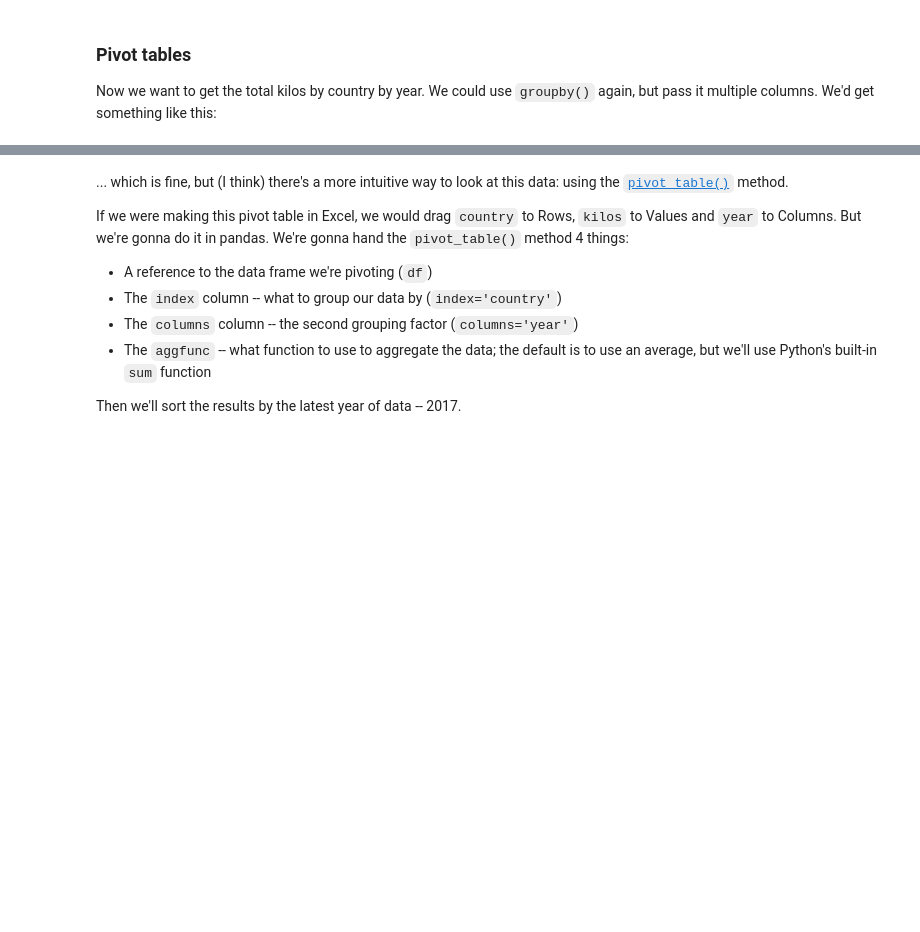
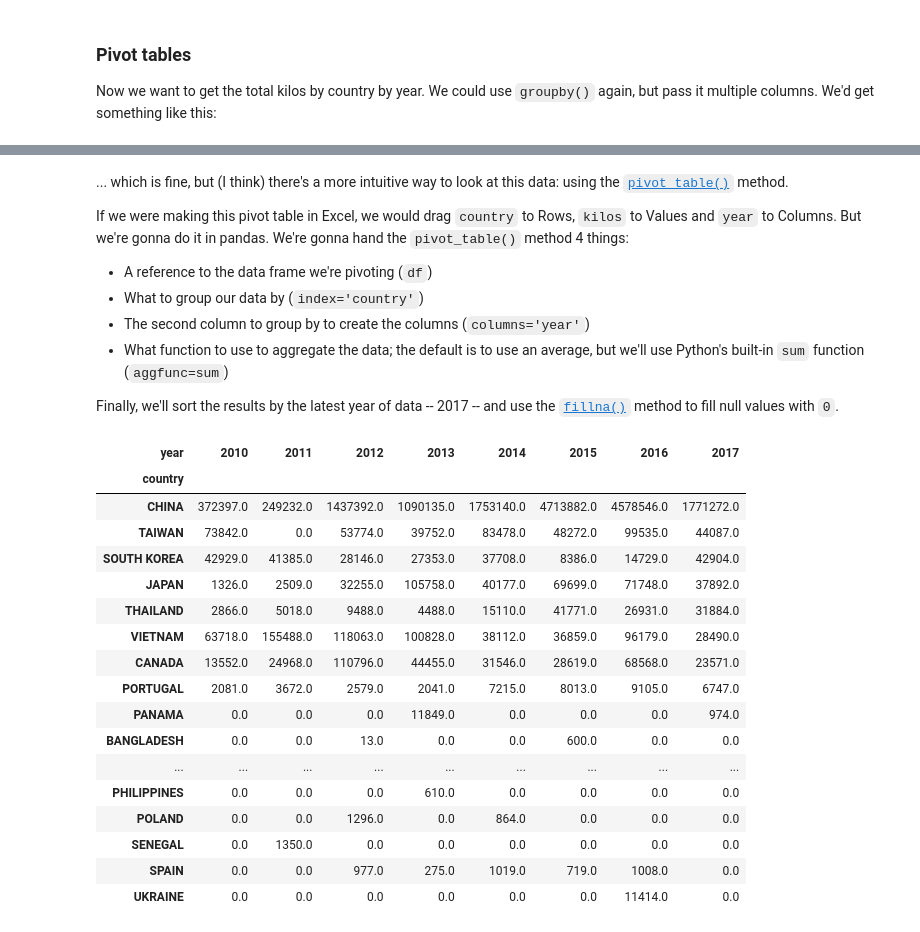
Before and after one commit to danforked/djnf-coding, a Jupyter notebook: 2018/reference/Grouping data in pandas.ipynb, the cells around one changed output, grey strips where cells are left out. Cells and saved outputs as stored; diff of their text form; code cells hidden in the pictures; blank space fills up the shorter version.

```diff
--- a/2018/reference/Grouping data in pandas.ipynb
+++ b/2018/reference/Grouping data in pandas.ipynb
@@ -57,10 +116,33 @@ df[['country', 'year', 'kilos']].groupby(['country', 'year']).sum()
 
 If we were making this pivot table in Excel, we would drag `country` to Rows, `kilos` to Values and `year` to Columns. But we're gonna do it in pandas. We're gonna hand the `pivot_table()` method 4 things:
 - A reference to the data frame we're pivoting (`df`)
-- The `index` column -- what to group our data by (`index='country'`)
-- The `columns` column -- the second grouping factor (`columns='year'`)
-- The `aggfunc` -- what function to use to aggregate the data; the default is to use an average, but we'll use Python's built-in `sum` function
+- What to group our data by (`index='country'`)
+- The second column to group by to create the columns (`columns='year'`)
+- What function to use to aggregate the data; the default is to use an average, but we'll use Python's built-in `sum` function (`aggfunc=sum`)
 
-Then we'll sort the results by the latest year of data -- 2017.
+Finally, we'll sort the results by the latest year of data -- 2017 -- and use the [`fillna()`](https://pandas.pydata.org/pandas-docs/stable/generated/pandas.DataFrame.fillna.html) method to fill null values with `0`.
 # %%
-pd.pivot_table(df, index='country', columns='year', values='kilos', aggfunc=sum).sort_values(2017, ascending=False)
+pd.pivot_table(df,
+               index='country',
+               columns='year',
+               values='kilos',
+               aggfunc=sum).sort_values(2017, ascending=False).fillna(0)
+# %% [output]
+| year | 2010 | 2011 | 2012 | 2013 | 2014 | 2015 | 2016 | 2017 |
+| country |  |  |  |  |  |  |  |  |
+| CHINA | 372397.0 | 249232.0 | 1437392.0 | 1090135.0 | 1753140.0 | 4713882.0 | 4578546.0 | 1771272.0 |
+| TAIWAN | 73842.0 | 0.0 | 53774.0 | 39752.0 | 83478.0 | 48272.0 | 99535.0 | 44087.0 |
+| SOUTH KOREA | 42929.0 | 41385.0 | 28146.0 | 27353.0 | 37708.0 | 8386.0 | 14729.0 | 42904.0 |
+| JAPAN | 1326.0 | 2509.0 | 32255.0 | 105758.0 | 40177.0 | 69699.0 | 71748.0 | 37892.0 |
+| THAILAND | 2866.0 | 5018.0 | 9488.0 | 4488.0 | 15110.0 | 41771.0 | 26931.0 | 31884.0 |
+| VIETNAM | 63718.0 | 155488.0 | 118063.0 | 100828.0 | 38112.0 | 36859.0 | 96179.0 | 28490.0 |
+| CANADA | 13552.0 | 24968.0 | 110796.0 | 44455.0 | 31546.0 | 28619.0 | 68568.0 | 23571.0 |
+| PORTUGAL | 2081.0 | 3672.0 | 2579.0 | 2041.0 | 7215.0 | 8013.0 | 9105.0 | 6747.0 |
+| PANAMA | 0.0 | 0.0 | 0.0 | 11849.0 | 0.0 | 0.0 | 0.0 | 974.0 |
+| BANGLADESH | 0.0 | 0.0 | 13.0 | 0.0 | 0.0 | 600.0 | 0.0 | 0.0 |
+| ... | ... | ... | ... | ... | ... | ... | ... | ... |
+| PHILIPPINES | 0.0 | 0.0 | 0.0 | 610.0 | 0.0 | 0.0 | 0.0 | 0.0 |
+| POLAND | 0.0 | 0.0 | 1296.0 | 0.0 | 864.0 | 0.0 | 0.0 | 0.0 |
+| SENEGAL | 0.0 | 1350.0 | 0.0 | 0.0 | 0.0 | 0.0 | 0.0 | 0.0 |
+| SPAIN | 0.0 | 0.0 | 977.0 | 275.0 | 1019.0 | 719.0 | 1008.0 | 0.0 |
+| UKRAINE | 0.0 | 0.0 | 0.0 | 0.0 | 0.0 | 0.0 | 11414.0 | 0.0 |
```
Also changed, not shown: parts of 6 cells of this notebook, 13 other files.
